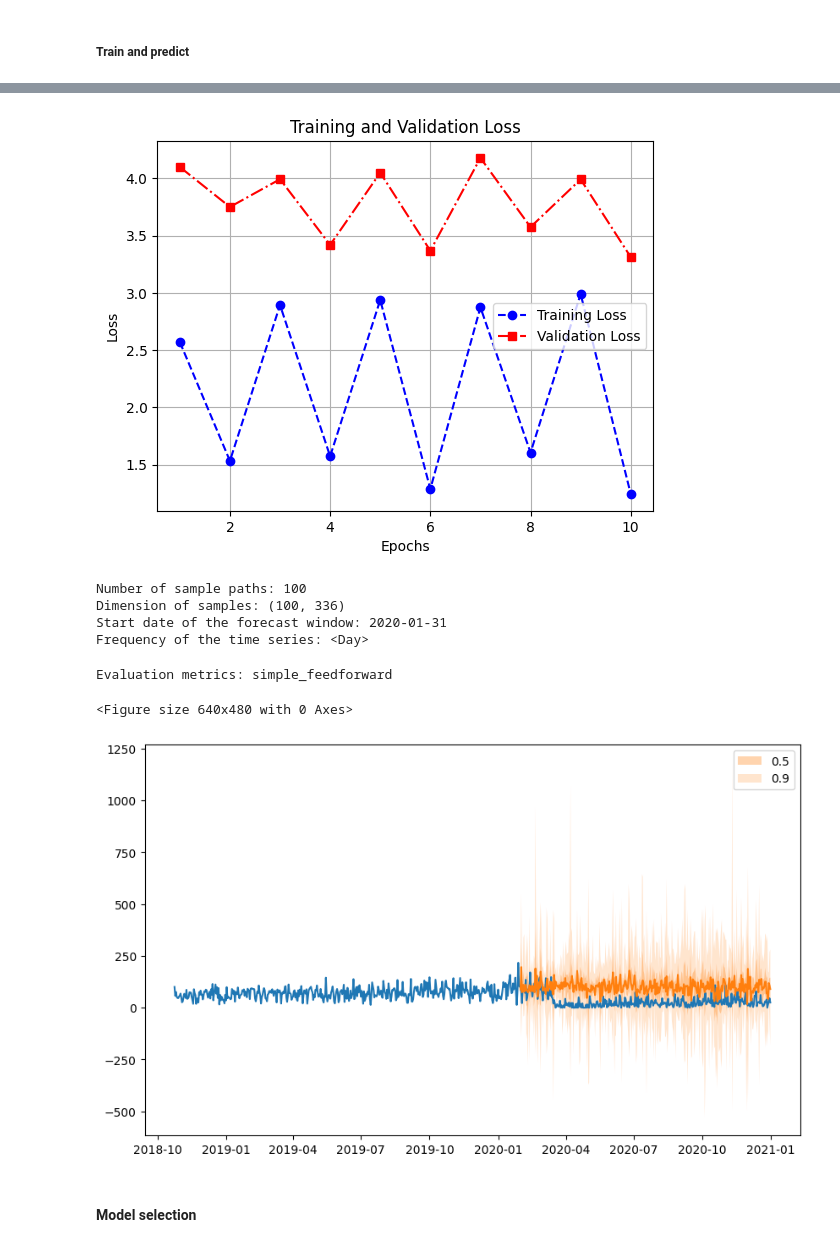
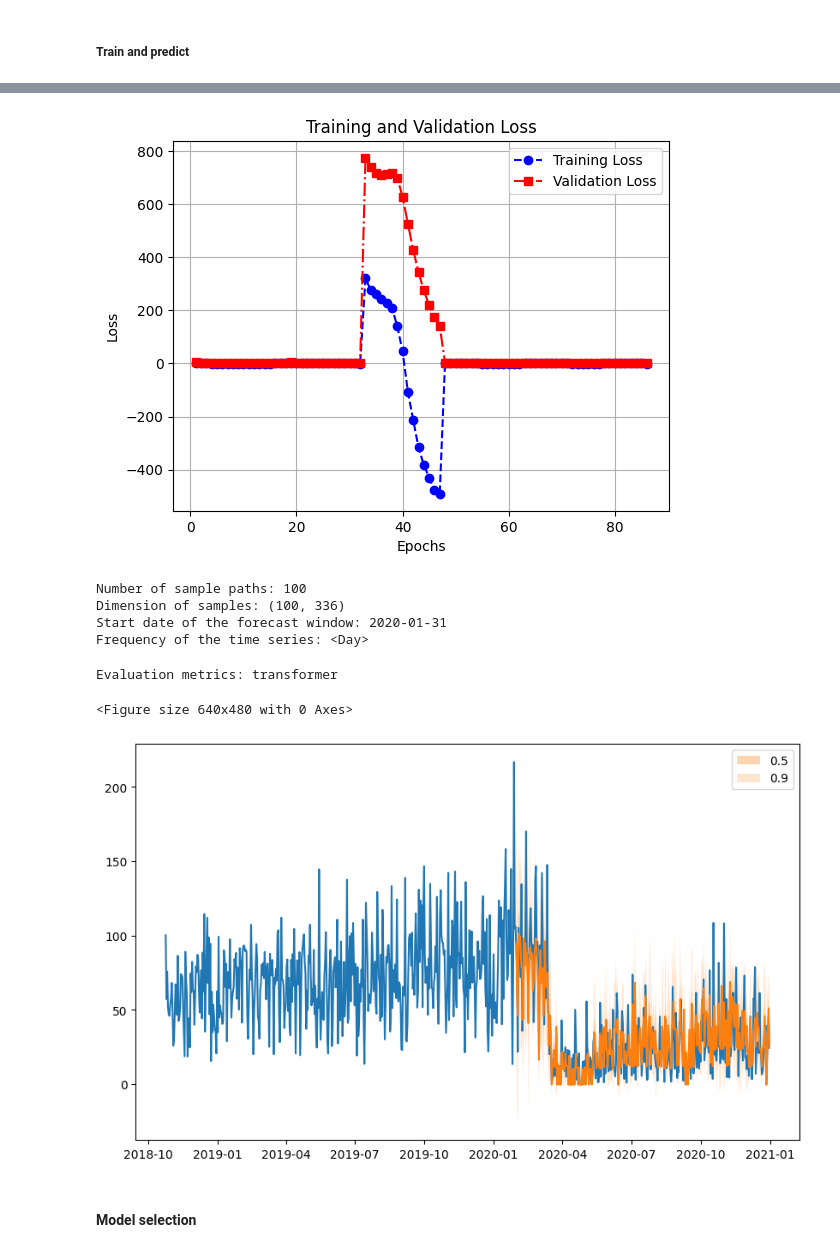
Before and after one commit to Wreck-It-Yuanjie/EV-charging-project, a Jupyter notebook: gluonts_multiple_time_series_EVdata_multiple_models_streamlining.ipynb, the cells around one changed output, grey strips where cells are left out. Drawn from its saved outputs; the diff is of its cells as text; code cells hidden in the pictures.

```diff
--- a/gluonts_multiple_time_series_EVdata_multiple_models_streamlining.ipynb
+++ b/gluonts_multiple_time_series_EVdata_multiple_models_streamlining.ipynb
@@ -34,7 +43,7 @@ from gluonts.time_feature.holiday import (
 # %% [markdown]
 #### Read dataset
 # %%
-EVdf0 = pd.read_csv("data/EVChargingData2010_2020.csv", low_memory=False)
+EVdf0 = pd.read_csv("EVChargingData2010_2020.csv", low_memory=False)
 # %% [markdown]
 #### Data cleaning
 # %%
@@ -133,13 +129,13 @@ def aggregate_ev_charging(data, time_window='1H'):
         'User ID': 'Event Count'
     }, inplace=True)
 
-    aggregated_data = aggregated_data.reset_index()
-    aggregated_data.set_index('Start Date', inplace=True)
-
-    return aggregated_data
+    return aggregated_data.reset_index()
 # %%
 # Example usage
 ## frequency: 1H, 1D, 1W, 1M
 freq = '1D'
 EVdata = aggregate_ev_charging(EVdf0, freq)
+# %%
+# Set 'Start Date' as the index
+EVdata.set_index('Start Date', inplace=True)
 # %%
@@ -562,7 +573,7 @@ deepFactor_estimator = TransformerEstimator(
     use_feat_dynamic_real=True,
     trainer=Trainer(
         ctx="cpu",
-        epochs=20,
+        epochs=15,
         callbacks=[history],
         learning_rate=1e-3,
         num_batches_per_epoch=100
@@ -763,18 +794,11 @@ def map_station_name_index(station_samples):
 ## mqcnn_estimator: MQ CNN
 ## rnn_estimator: RNN
 
-# estimators = [simple_feed_forward_estimator, \
-#               deepAR_estimator, \
-#               deepVAR_estimator, \
-#               lstNetEstimator, \
-#               transformer_estimator, \
-#               mqcnn_estimator]
-
-estimators = [simple_feed_forward_estimator]
+estimators = [deepFactor_estimator]
 model_metrics = {}
 
 ## name of sample stations you'd like to plot
-station_samples = ["WEBSTER 1", "MPL 5", "RINCONADA LIB 1", "BRYANT 4"]
+station_samples = ["WEBSTER 1", "MPL 5", "RINCONADA LIB 1", "BRYANT 4", "SHERMAN 5", "CAMBRIDGE 1", "HAMILTON 1", "HIGH 2"]
 samples_index = map_station_name_index(station_samples)
 
 predictor, agg_metrics, item_metrics, forecast_it, ts_it = multiple_models(train_ds, val_ds, test_ds, estimators, samples_index)
@@ -784,10 +815,10 @@ predictor, agg_metrics, item_metrics, forecast_it, ts_it = multiple_models(train
-[figure, old version]
+[figure, new version]
 Number of sample paths: 100
 Dimension of samples: (100, 336)
 Start date of the forecast window: 2020-01-31
 Frequency of the time series: <Day>
-Evaluation metrics: simple_feedforward
+Evaluation metrics: transformer
 <Figure size 640x480 with 0 Axes>
-[figure, old version]
+[figure, new version]
 # %% [markdown]
 #### Model selection
```
Also changed, not shown: parts of 37 cells of this notebook, 1 other file.
